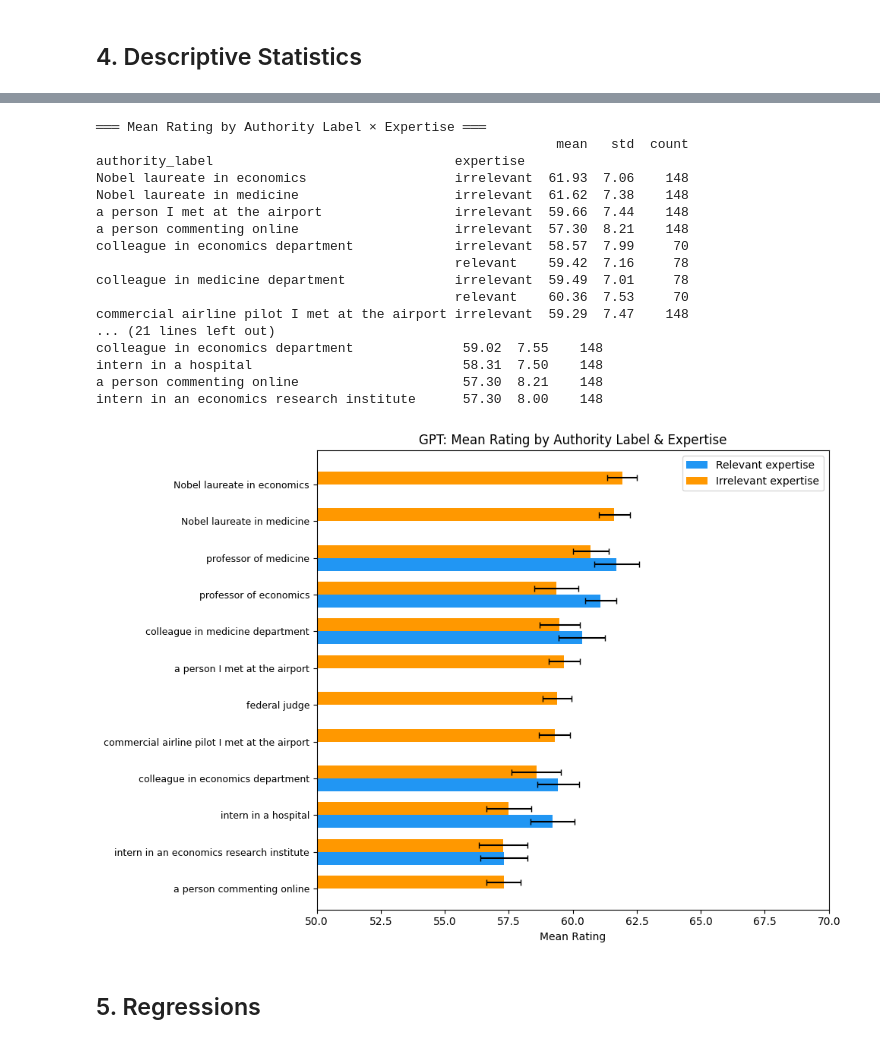
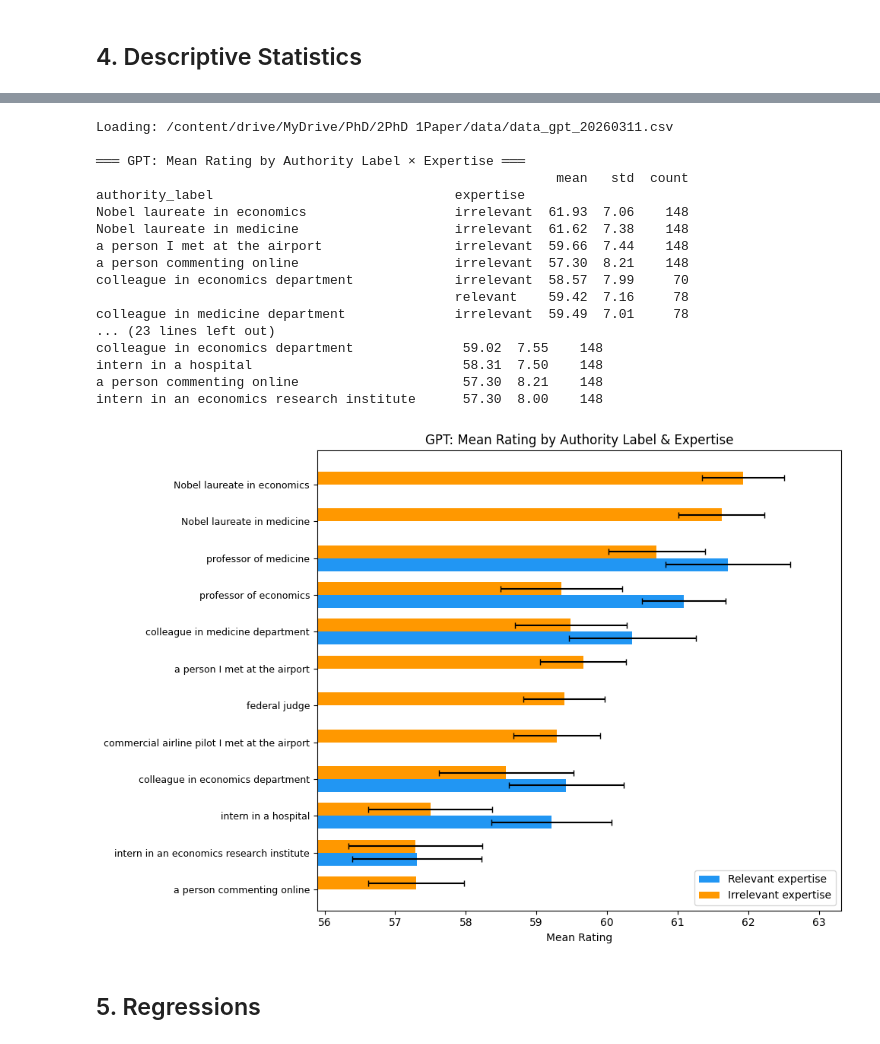
Before and after one commit to auertobias/authority-bias-llm, a Jupyter notebook: notebooks/02_analysis.ipynb, the cells around one changed output, grey strips where cells are left out. Drawn from its saved outputs; the diff is of its cells as text; code cells hidden in the pictures.

```diff
--- a/notebooks/02_analysis.ipynb
+++ b/notebooks/02_analysis.ipynb
@@ -158,8 +180,19 @@ if df['model'].nunique() > 1:
 import pandas as pd
 import matplotlib.pyplot as plt
 import numpy as np
+import glob
 
-data = pd.read_csv(DATA_PATH + "data_gpt_20260311.csv")
+# ── Pick your model here ──
+MODEL = "gpt"  # @param ["gpt", "deepseek", "gemini"]
+
+# Auto-find the file for the chosen model
+matches = sorted(glob.glob(DATA_PATH + f"data_{MODEL}_*.csv"))
+if not matches:
+    raise FileNotFoundError(f"No data file found for model '{MODEL}' in {DATA_PATH}")
+filepath = matches[-1]  # latest file if multiple
+print(f"Loading: {filepath}")
+
+data = pd.read_csv(filepath)
 data['status'] = data['status'].str.strip()
 
 # ── Table: mean rating by authority_label and expertise ──
@@ -168,7 +201,7 @@ label_exp = (
     .agg(["mean", "std", "count"])
     .round(2)
 )
-print("═══ Mean Rating by Authority Label × Expertise ═══")
+print(f"\n═══ {MODEL.upper()}: Mean Rating by Authority Label × Expertise ═══")
 print(label_exp.to_string())
 
 # ── Also show the marginal per label ──
@@ -178,7 +211,7 @@ label_only = (
     .sort_values("mean", ascending=False)
     .round(2)
 )
-print("\n═══ Mean Rating by Authority Label (overall) ═══")
+print(f"\n═══ {MODEL.upper()}: Mean Rating by Authority Label (overall) ═══")
 print(label_only.to_string())
 
 # ── Figure: grouped bar chart ──
@@ -192,41 +225,47 @@ pivot_se = pivot_se.reindex(order)
 
 fig, ax = plt.subplots(figsize=(10, 7))
 x = np.arange(len(pivot))
 w = 0.35
 
 bars1 = ax.barh(x - w/2, pivot["relevant"],  w, xerr=pivot_se["relevant"],
                 label="Relevant expertise",  color="#2196F3", capsize=3)
 bars2 = ax.barh(x + w/2, pivot["irrelevant"], w, xerr=pivot_se["irrelevant"],
                 label="Irrelevant expertise", color="#FF9800", capsize=3)
 
 ax.set_yticks(x)
 ax.set_yticklabels(pivot.index, fontsize=9)
 ax.set_xlabel("Mean Rating")
-ax.set_title("GPT: Mean Rating by Authority Label & Expertise")
+ax.set_title(f"{MODEL.upper()}: Mean Rating by Authority Label & Expertise")
 ax.legend()
-ax.set_xlim(50, 70)
+
+# Auto-scale x-axis to fit the data
+rating_min = pivot.min().min()
+rating_max = pivot.max().max()
+margin = (rating_max - rating_min) * 0.3
+ax.set_xlim(max(0, rating_min - margin), min(100, rating_max + margin))
+
 plt.tight_layout()
-plt.savefig(RESULTS_PATH + "label_expertise_breakdown.png", dpi=150, bbox_inches="tight")
+plt.savefig(RESULTS_PATH + f"label_expertise_breakdown_{MODEL}.png", dpi=150, bbox_inches="tight")
 plt.show()
 # %% [output]
-═══ Mean Rating by Authority Label × Expertise ═══
+Loading: /content/drive/MyDrive/PhD/2PhD 1Paper/data/data_gpt_20260311.csv
+
+═══ GPT: Mean Rating by Authority Label × Expertise ═══
                                                            mean   std  count
 authority_label                               expertise
 Nobel laureate in economics                   irrelevant  61.93  7.06    148
 Nobel laureate in medicine                    irrelevant  61.62  7.38    148
 a person I met at the airport                 irrelevant  59.66  7.44    148
 a person commenting online                    irrelevant  57.30  8.21    148
 colleague in economics department             irrelevant  58.57  7.99     70
                                               relevant    59.42  7.16     78
 colleague in medicine department              irrelevant  59.49  7.01     78
-                                              relevant    60.36  7.53     70
-commercial airline pilot I met at the airport irrelevant  59.29  7.47    148
-... (21 lines left out)
+... (23 lines left out)
 colleague in economics department              59.02  7.55    148
 intern in a hospital                           58.31  7.50    148
 a person commenting online                     57.30  8.21    148
 intern in an economics research institute      57.30  8.00    148
-[figure, old version]
+[figure, new version]
 # %% [markdown]
 ## 5. Regressions
 # %%
```
Also changed, not shown: parts of 12 cells of this notebook.
